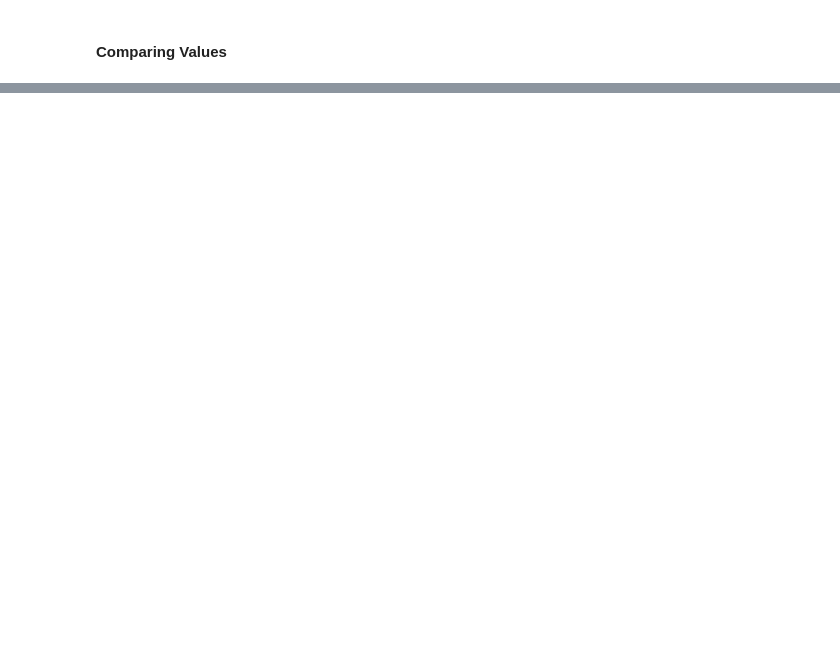
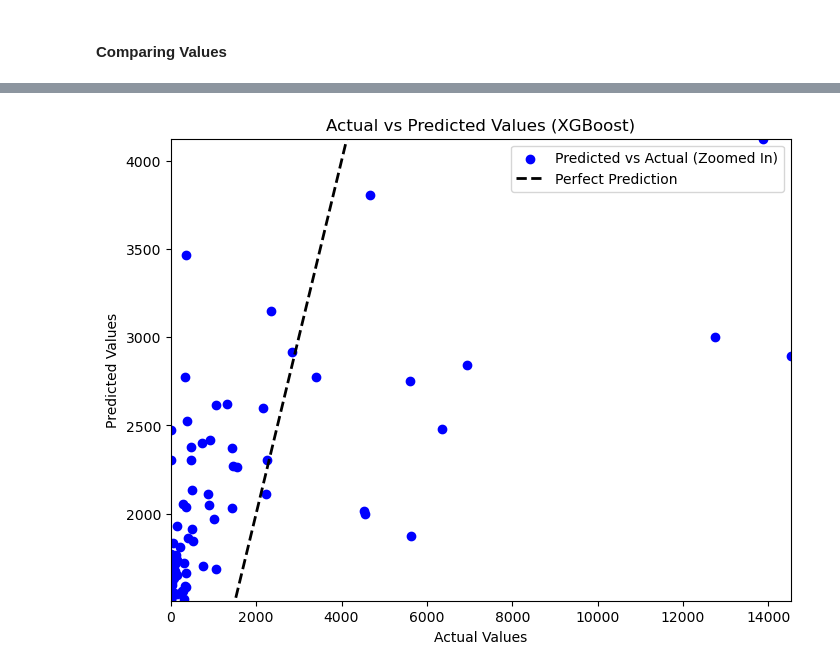
Before and after one commit to khalidhasananik/CSE445-Project, a Jupyter notebook: DenguePrediction/XGBoost.ipynb, the cells around one changed output, grey strips where cells are left out. Cells and saved outputs as stored; diff of their text form; code cells hidden in the pictures; blank space fills up the shorter version.

```diff
--- a/DenguePrediction/XGBoost.ipynb
+++ b/DenguePrediction/XGBoost.ipynb
@@ -204,0 +329,26 @@ mean_absolute_percentage_error(Y_test, Y_pred)
+# %%
+Y_test = Y_test.astype(float)
+Y_pred = Y_pred.astype(float)
+
+# Focus on the lower range (first 10% of the data or below 0.2e6)
+mask = (Y_test <= 0.2e6)
+
+plt.figure(figsize=(8, 6))
+plt.scatter(Y_test[mask], Y_pred[mask], color='blue', label='Predicted vs Actual (Zoomed In)')
+
+# Diagonal line for perfect prediction
+plt.plot([Y_test[mask].min(), Y_test[mask].max()],
+         [Y_test[mask].min(), Y_test[mask].max()], 'k--', lw=2, label='Perfect Prediction')
+
+# Axis limits adjusted to the zoomed section
+plt.xlim(Y_test[mask].min(), Y_test[mask].max())
+plt.ylim(Y_pred[mask].min(), Y_pred[mask].max())
+
+# Labels and title
+plt.xlabel('Actual Values')
+plt.ylabel('Predicted Values')
+plt.title('Actual vs Predicted Values (XGBoost)')
+plt.legend()
+plt.show()
+# %% [output]
+[figure, added]
```
Also changed, not shown: parts of 38 cells of this notebook, 2 other files.
